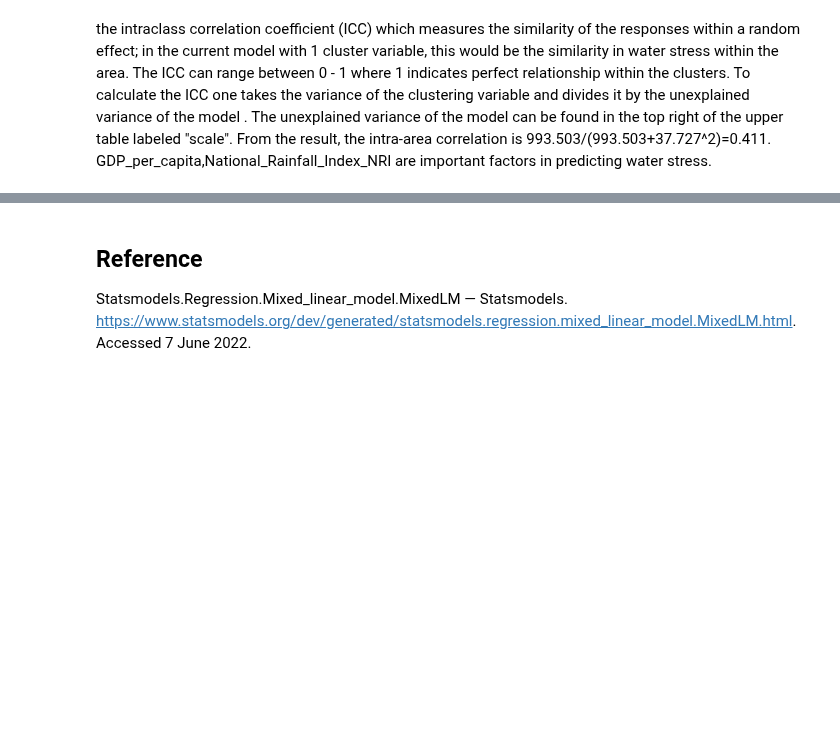
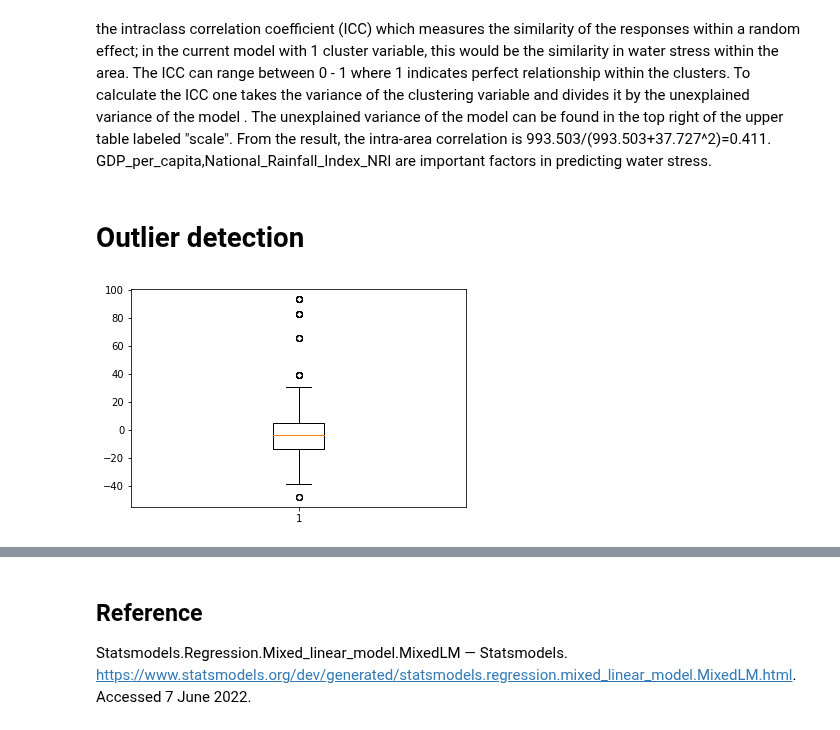
Before and after one commit to karlpolak/MDA-project, a Jupyter notebook: mixed model.ipynb, the cells around one changed output, grey strips where cells are left out. Drawn from its saved outputs; the diff is of its cells as text; code cells hidden in the pictures; blank space fills up the shorter version.

Commit message:
add outlier detection

```diff
--- a/mixed model.ipynb
+++ b/mixed model.ipynb
@@ -221,3 +161,13 @@ Group Var                       993.503   50.492
 # %% [markdown]
 the intraclass correlation coefficient (ICC) which measures the similarity of the responses within a random effect; in the current model with 1 cluster variable, this would be the similarity in water stress within the area. The ICC can range between 0 - 1 where 1 indicates perfect relationship within the clusters. To calculate the ICC one takes the variance of the clustering variable  and divides it by the unexplained variance of the model . The unexplained variance of the model can be found in the top right of the upper table labeled "scale".
 From the result, the intra-area correlation is 993.503/(993.503+37.727^2)=0.411. GDP_per_capita,National_Rainfall_Index_NRI are important factors in predicting water stress.
+# %% [markdown]
+# Outlier detection
+# %%
+area_specific_intercept=df['Area'].apply(lambda x: mdf.random_effects[x])
+area_specific_intercept['Area']=df['Area']
+area_specific_intercept
+plt.boxplot(area_specific_intercept['Group'])
+plt.show()
+# %% [output]
+[figure, added]
```
Also changed, not shown: parts of 15 cells of this notebook.
